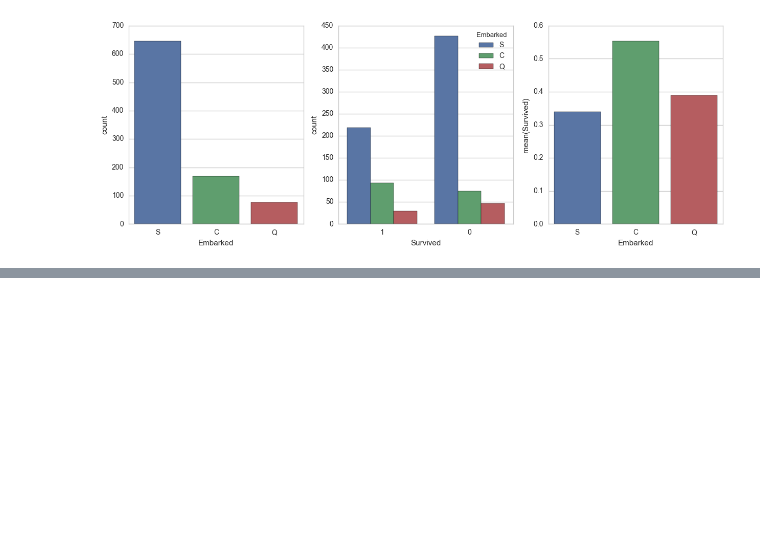
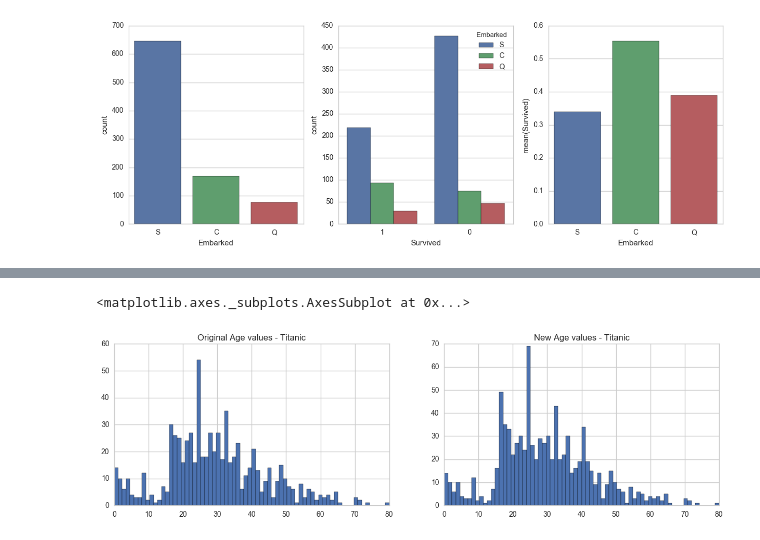
Before and after one commit to jerry-sc/kaggle, a Jupyter notebook: Titanic/titanic.ipynb, the cells around one changed output, grey strips where cells are left out. Cells and saved outputs as stored; diff of their text form; code cells hidden in the pictures; blank space fills up the shorter version.

```diff
--- a/Titanic/titanic.ipynb
+++ b/Titanic/titanic.ipynb
@@ -143,0 +140,35 @@ train_df
+# %%
+# age
+fig, (axis1, axis2) = plt.subplots(1,2, figsize=(15,4))
+axis1.set_title('Original Age values - Titanic')
+axis2.set_title('New Age values - Titanic')
+
+# get average,std, and numbers of NaN values in train_df
+average_age_trian = train_df['Age'].mean()
+std_age_trian = train_df['Age'].std()
+count_nan_trian = train_df['Age'].isnull().sum()
+# get average,std, and numbers of NaN values in test_df
+average_age_test = test_df['Age'].mean()
+std_age_test = test_df['Age'].std()
+count_nan_test = test_df['Age'].isnull().sum()
+
+# plot original Age values
+train_df['Age'].dropna().astype(int).hist(bins=70,ax=axis1)
+
+## 使用随机值填充NaN值
+# generate random numbers between (mean - std) & (mean + std)
+rand_1 = np.random.randint(average_age_trian-std_age_trian, average_age_trian+std_age_trian, size=count_nan_trian)
+rand_2 = np.random.randint(average_age_test-std_age_test, average_age_test+std_age_test, size=count_nan_test)
+
+train_df.loc[train_df['Age'].isnull(), 'Age'] = rand_1
+test_df.loc[test_df['Age'].isnull(),'Age'] = rand_2
+
+# convert from float to int
+train_df['Age'] = train_df['Age'].astype(int)
+test_df['Age'] = test_df['Age'].astype(int)
+
+# plot new Age values
+train_df['Age'].hist(bins=70, ax=axis2)
+# %% [output]
+<matplotlib.axes._subplots.AxesSubplot at 0x...>
+[figure, added]
```
Also changed, not shown: parts of 24 cells of this notebook.
